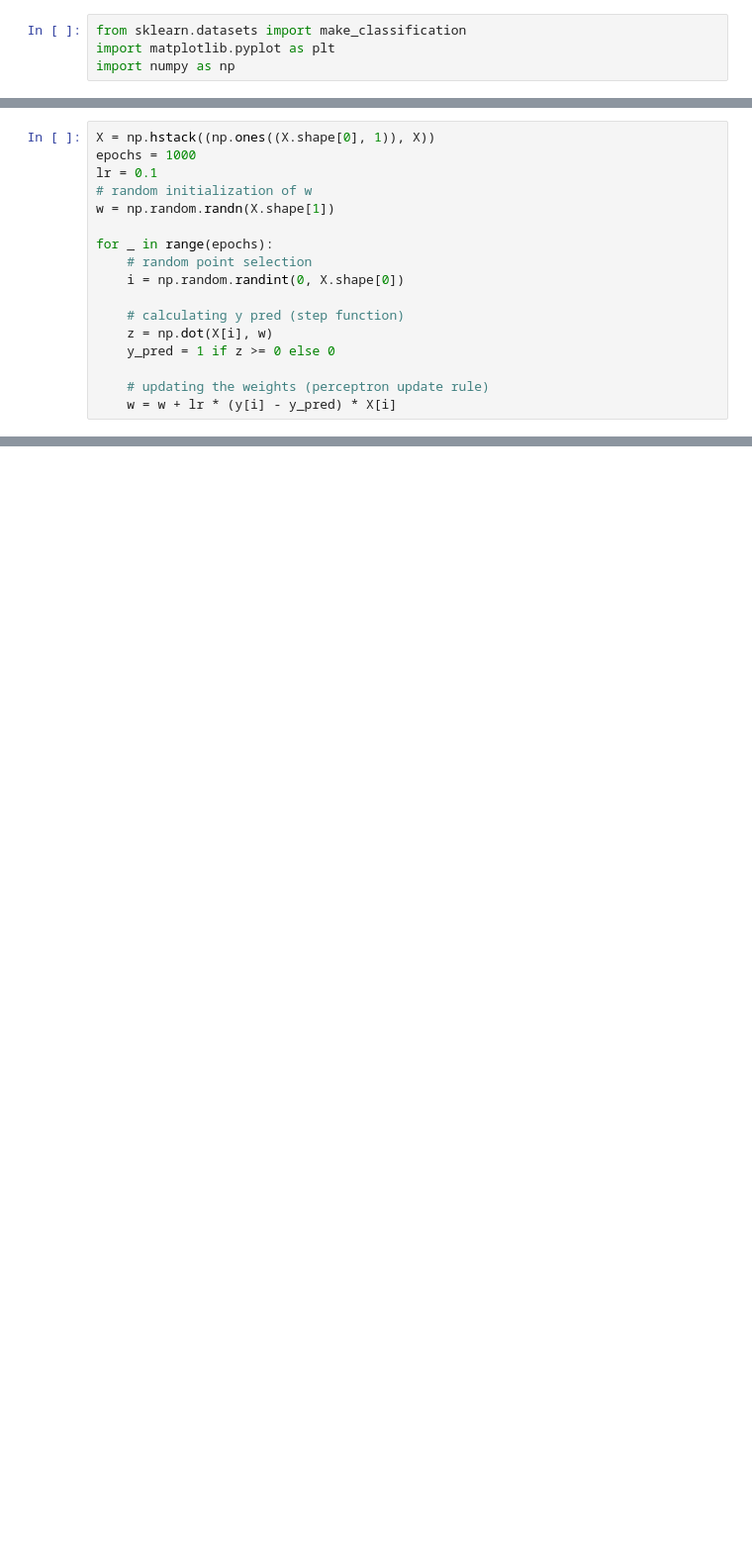
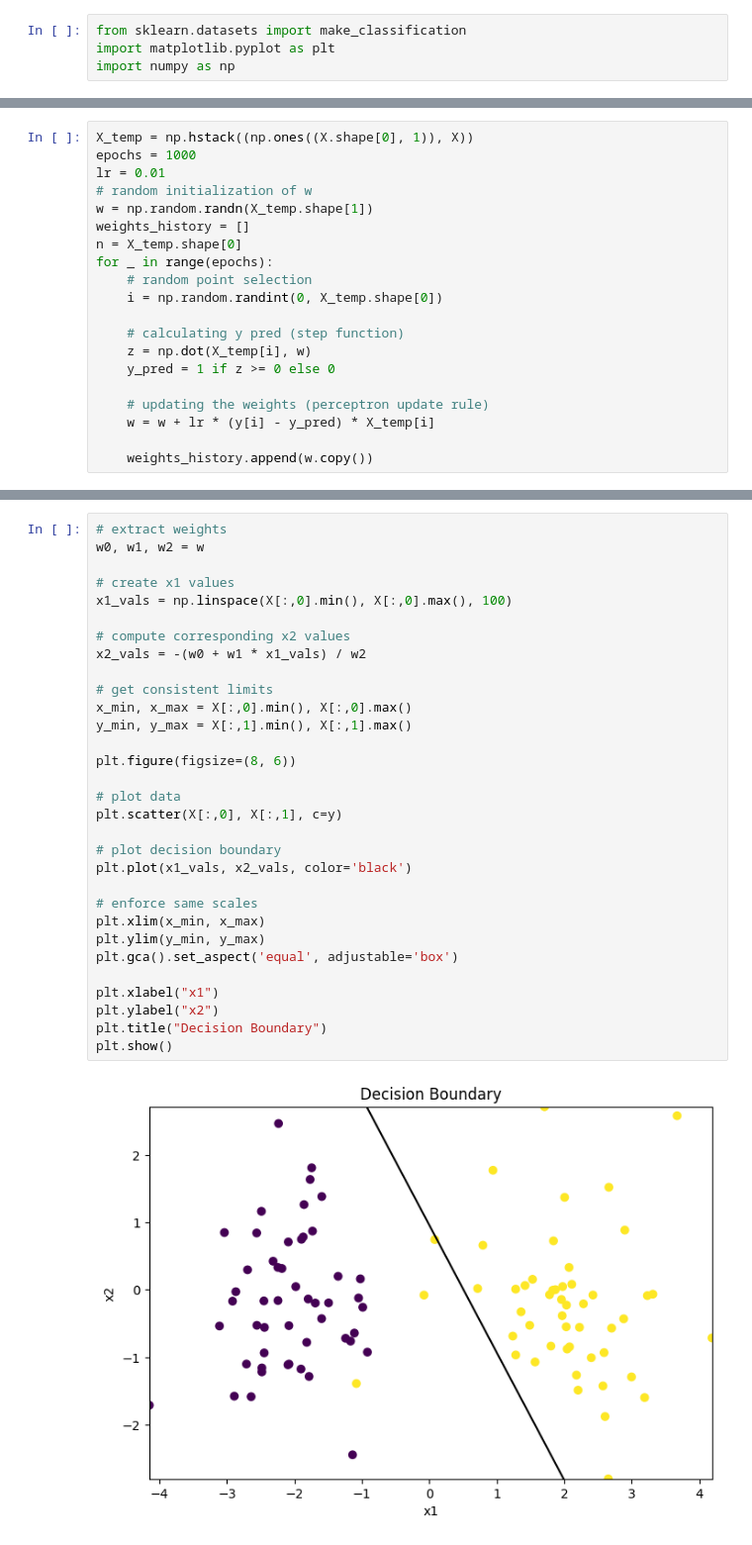
Before and after one commit to 29TanayRaj/Classical-Machine-Learning, a Jupyter notebook: Jupyter Notebooks/perceptron.ipynb, the cells around one changed output, grey strips where cells are left out. Shown at 99% size. Drawn from its saved outputs; the diff is of its cells as text; blank space fills up the shorter version.

```diff
--- a/Jupyter Notebooks/perceptron.ipynb
+++ b/Jupyter Notebooks/perceptron.ipynb
@@ -26,19 +26,22 @@ plt.show()
 # %% [output]
 [figure]
 # %%
-X = np.hstack((np.ones((X.shape[0], 1)), X))
+X_temp = np.hstack((np.ones((X.shape[0], 1)), X))
 epochs = 1000
-lr = 0.1
+lr = 0.01
 # random initialization of w
-w = np.random.randn(X.shape[1])
-
+w = np.random.randn(X_temp.shape[1])
+weights_history = []
+n = X_temp.shape[0]
 for _ in range(epochs):
     # random point selection
-    i = np.random.randint(0, X.shape[0])
+    i = np.random.randint(0, X_temp.shape[0])
 
     # calculating y pred (step function)
-    z = np.dot(X[i], w)
+    z = np.dot(X_temp[i], w)
     y_pred = 1 if z >= 0 else 0
 
     # updating the weights (perceptron update rule)
-    w = w + lr * (y[i] - y_pred) * X[i]
+    w = w + lr * (y[i] - y_pred) * X_temp[i]
+
+    weights_history.append(w.copy())
@@ -50,0 +57,33 @@ np.int64(1)
+# %%
+# extract weights
+w0, w1, w2 = w
+
+# create x1 values
+x1_vals = np.linspace(X[:,0].min(), X[:,0].max(), 100)
+
+# compute corresponding x2 values
+x2_vals = -(w0 + w1 * x1_vals) / w2
+
+# get consistent limits
+x_min, x_max = X[:,0].min(), X[:,0].max()
+y_min, y_max = X[:,1].min(), X[:,1].max()
+
+plt.figure(figsize=(8, 6))
+
+# plot data
+plt.scatter(X[:,0], X[:,1], c=y)
+
+# plot decision boundary
+plt.plot(x1_vals, x2_vals, color='black')
+
+# enforce same scales
+plt.xlim(x_min, x_max)
+plt.ylim(y_min, y_max)
+plt.gca().set_aspect('equal', adjustable='box')
+
+plt.xlabel("x1")
+plt.ylabel("x2")
+plt.title("Decision Boundary")
+plt.show()
+# %% [output]
+[figure, added]
```
Also changed, not shown: parts of 4 cells of this notebook, 2 other files.
